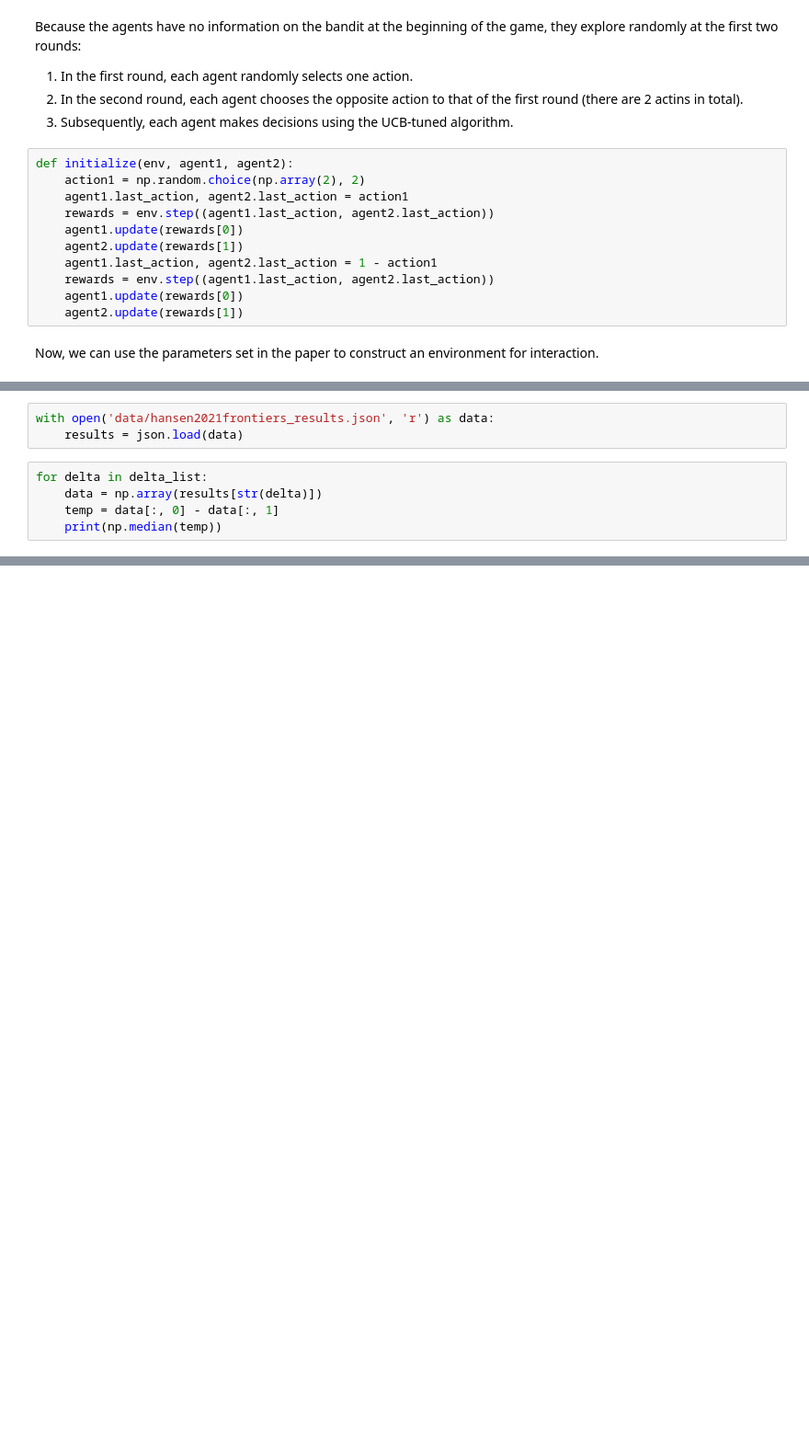
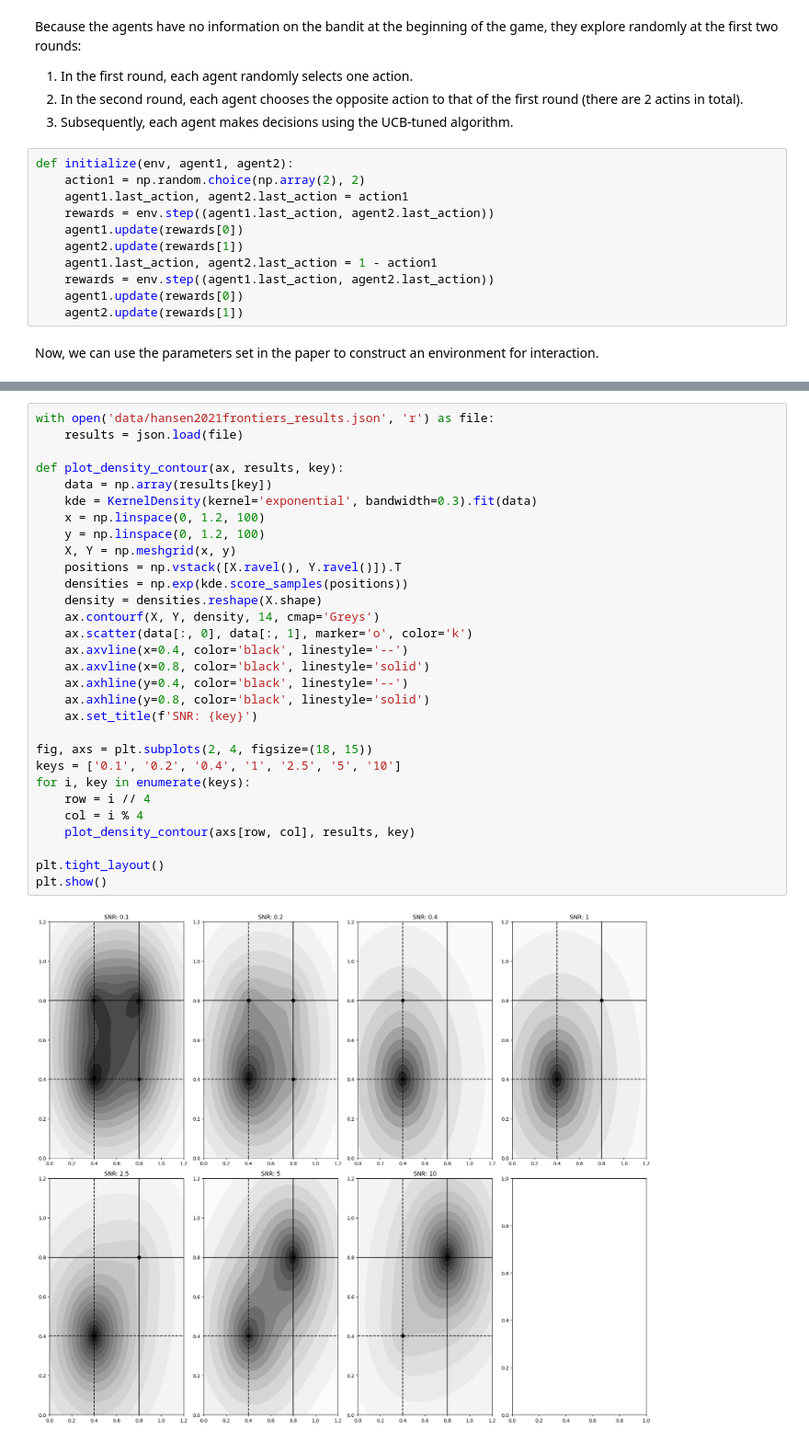
Before and after one commit to ChenTang01/Algorithmic_Collusion_in_Dynamic_Pricing, a Jupyter notebook: hansen2021frontiers.ipynb, the cells around one changed output, grey strips where cells are left out. Shown: that part at 92% size. Saved outputs shown, nothing was run; the diff lists cells and outputs as text; blank space fills up the shorter version.

Commit message:
hansen2021frontiers

```diff
--- a/hansen2021frontiers.ipynb
+++ b/hansen2021frontiers.ipynb
@@ -212,8 +178,0 @@ While these are merely small-scale numerical experiments, their execution consum
-# %%
-with open('data/hansen2021frontiers_results.json', 'r') as data:
-    results = json.load(data)
-# %%
-for delta in delta_list:
-    data = np.array(results[str(delta)])
-    temp = data[:, 0] - data[:, 1]
-    print(np.median(temp))
@@ -233,0 +234,32 @@ array([-1.32119064,  0.12837629])
+# %%
+with open('data/hansen2021frontiers_results.json', 'r') as file:
+    results = json.load(file)
+
+def plot_density_contour(ax, results, key):
+    data = np.array(results[key])
+    kde = KernelDensity(kernel='exponential', bandwidth=0.3).fit(data)
+    x = np.linspace(0, 1.2, 100)
+    y = np.linspace(0, 1.2, 100)
+    X, Y = np.meshgrid(x, y)
+    positions = np.vstack([X.ravel(), Y.ravel()]).T
+    densities = np.exp(kde.score_samples(positions))
+    density = densities.reshape(X.shape)
+    ax.contourf(X, Y, density, 14, cmap='Greys')
+    ax.scatter(data[:, 0], data[:, 1], marker='o', color='k')
+    ax.axvline(x=0.4, color='black', linestyle='--')
+    ax.axvline(x=0.8, color='black', linestyle='solid')
+    ax.axhline(y=0.4, color='black', linestyle='--')
+    ax.axhline(y=0.8, color='black', linestyle='solid')
+    ax.set_title(f'SNR: {key}')
+
+fig, axs = plt.subplots(2, 4, figsize=(18, 15))
+keys = ['0.1', '0.2', '0.4', '1', '2.5', '5', '10']
+for i, key in enumerate(keys):
+    row = i // 4
+    col = i % 4
+    plot_density_contour(axs[row, col], results, key)
+
+plt.tight_layout()
+plt.show()
+# %% [output]
+[figure, added]
```
Also changed, not shown: parts of 17 cells of this notebook, 6 other files.
